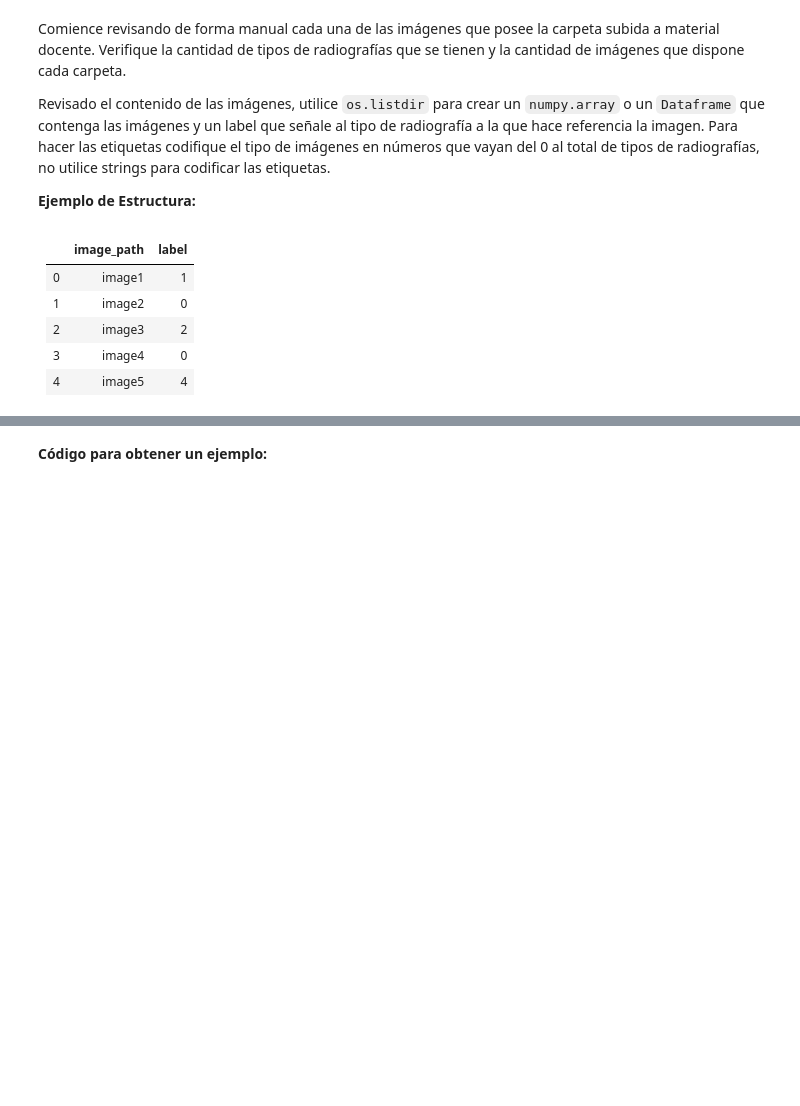
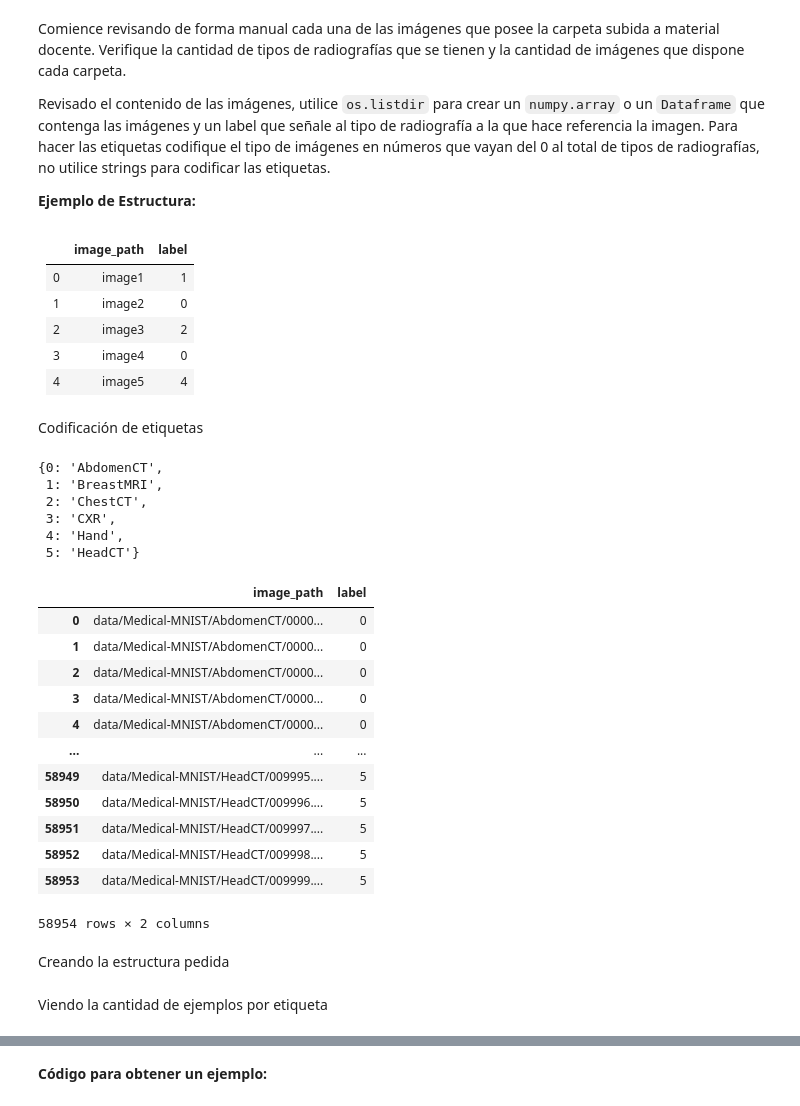
Before and after one commit to johnny-godoy/laboratorios-mds, a Jupyter notebook: lab 9/laboratorio_9.ipynb, the cells around one changed output, grey strips where cells are left out. Saved outputs shown, nothing was run; the diff lists cells and outputs as text; code cells hidden in the pictures; blank space fills up the shorter version.

```diff
--- a/lab 9/laboratorio_9.ipynb
+++ b/lab 9/laboratorio_9.ipynb
@@ -137,7 +138,41 @@ Revisado el contenido de las imágenes, utilice `os.listdir` para crear un `nump
   </tr>
 </tbody>
 </table>
-# %%
-# Código Aquí
-for i, category in enumerate(os.listdir("ruta de carpeta")):
-    for image i n os.listdir("ruta de subcarpetas"):
+# %% [markdown]
+Codificación de etiquetas
+# %%
+ruta_carpeta = "data/Medical-MNIST"
+label_encode = dict(enumerate(os.listdir(ruta_carpeta)))
+label_encode
+# %% [output]
+{0: 'AbdomenCT',
+ 1: 'BreastMRI',
+ 2: 'ChestCT',
+ 3: 'CXR',
+ 4: 'Hand',
+ 5: 'HeadCT'}
+# %%
+path_label = []
+for i, category in label_encode.items():
+    ruta_categoria = f"{ruta_carpeta}/{category}"
+    path_label += [(f"{ruta_categoria}/{image}", i) for image in os.listdir(ruta_categoria)]
+path_label_df = pd.DataFrame(path_label, columns=["image_path", "label"])
+path_label_df
+# %% [output]
+|  | image_path | label |
+| 0 | data/Medical-MNIST/AbdomenCT/0000... | 0 |
+| 1 | data/Medical-MNIST/AbdomenCT/0000... | 0 |
+| 2 | data/Medical-MNIST/AbdomenCT/0000... | 0 |
+| 3 | data/Medical-MNIST/AbdomenCT/0000... | 0 |
+| 4 | data/Medical-MNIST/AbdomenCT/0000... | 0 |
+| ... | ... | ... |
+| 58949 | data/Medical-MNIST/HeadCT/009995.... | 5 |
+| 58950 | data/Medical-MNIST/HeadCT/009996.... | 5 |
+| 58951 | data/Medical-MNIST/HeadCT/009997.... | 5 |
+| 58952 | data/Medical-MNIST/HeadCT/009998.... | 5 |
+| 58953 | data/Medical-MNIST/HeadCT/009999.... | 5 |
+58954 rows × 2 columns
+# %% [markdown]
+Creando la estructura pedida
+# %% [markdown]
+Viendo la cantidad de ejemplos por etiqueta
```
Also changed, not shown: parts of 14 cells of this notebook, 1 other file.
